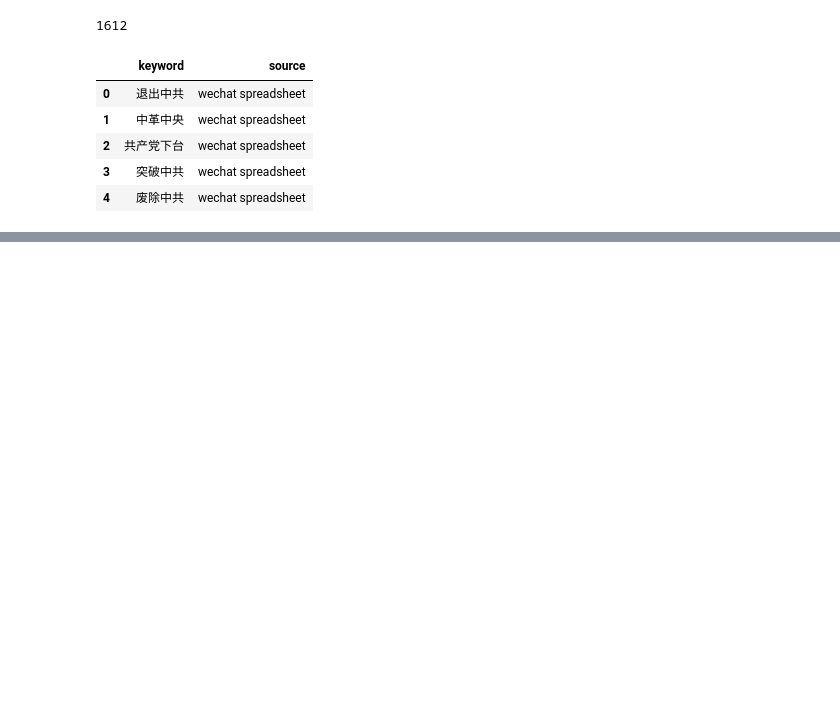
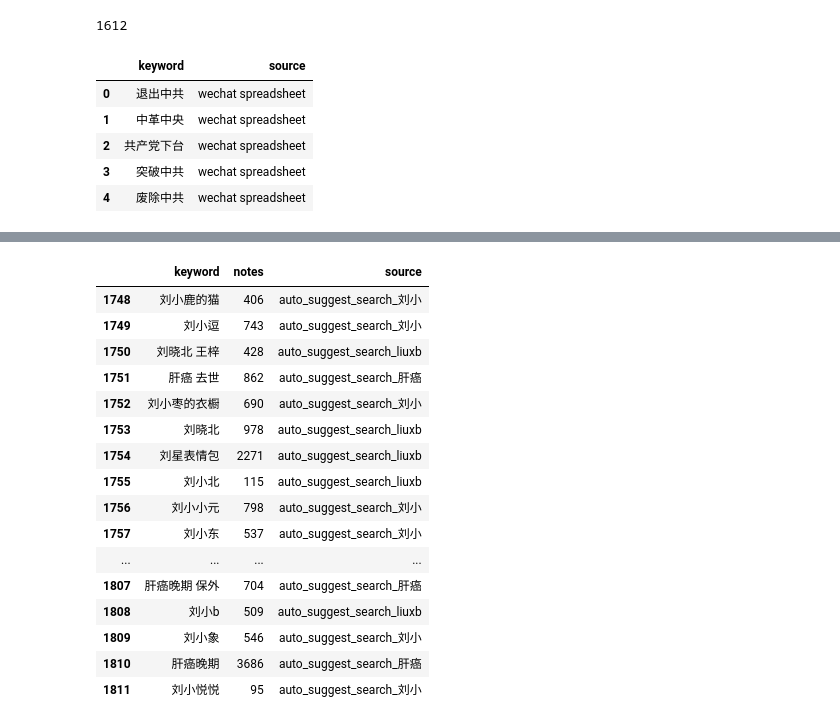
Before and after one commit to jasonqng/blocked-on-weibo, a Jupyter notebook: weibo-search-notebook.ipynb, the cells around one changed output, grey strips where cells are left out. Saved outputs shown, nothing was run; the diff lists cells and outputs as text; code cells hidden in the pictures; blank space fills up the shorter version.

```diff
--- a/weibo-search-notebook.ipynb
+++ b/weibo-search-notebook.ipynb
@@ -289,0 +333,7 @@ run(test_keywords)
+# %%
+lxb_keywords = ['lxiaob','lxb','刘晓波','劉曉波','lx','liux','刘晓']
+suggested_keywords = {}
+for l in lxb_keywords:
+    r = requests.get("http://s.weibo.com/ajax/suggestion?where=gs_weibo&key=%s&count=100" % l,cookies=cookie)
+    for item in json.loads(r.text)['data']:
+        suggested_keywords[item['key']] = (item['count'],l)
@@ -289,0 +348,33 @@ run(test_keywords)
+# %%
+lxb_keywords = ['liuxiaobo','刘小','肝癌','liuxb']
+suggested_keywords_2 = {}
+for l in lxb_keywords:
+    r = requests.get("http://s.weibo.com/ajax/suggestion?where=gs_weibo&key=%s&count=100" % l,cookies=cookie)
+    for item in json.loads(r.text)['data']:
+        suggested_keywords_2[item['key']] = (item['count'],l)
+# %%
+suggested_keywords2_df = pd.DataFrame(suggested_keywords_2.items(),columns=['keyword','info'])
+suggested_keywords2_df['notes'] = suggested_keywords2_df.apply(lambda row:row['info'][0],axis=1)
+suggested_keywords2_df['source'] = suggested_keywords2_df.apply(lambda row:'auto_suggest_search_' + row['info'][1],axis=1)
+suggested_keywords2_df.drop('info',axis=1,inplace=True)
+suggested_keywords2_df.index = np.arange(len(sqlite_to_df(sqlite_file)), len(suggested_keywords2_df) + len(sqlite_to_df(sqlite_file)))
+# %%
+suggested_keywords2_df
+# %% [output]
+|  | keyword | notes | source |
+| 1748 | 刘小鹿的猫 | 406 | auto_suggest_search_刘小 |
+| 1749 | 刘小逗 | 743 | auto_suggest_search_刘小 |
+| 1750 | 刘晓北 王梓 | 428 | auto_suggest_search_liuxb |
+| 1751 | 肝癌 去世 | 862 | auto_suggest_search_肝癌 |
+| 1752 | 刘小枣的衣橱 | 690 | auto_suggest_search_刘小 |
+| 1753 | 刘晓北 | 978 | auto_suggest_search_liuxb |
+| 1754 | 刘星表情包 | 2271 | auto_suggest_search_liuxb |
+| 1755 | 刘小北 | 115 | auto_suggest_search_liuxb |
+| 1756 | 刘小小元 | 798 | auto_suggest_search_刘小 |
+| 1757 | 刘小东 | 537 | auto_suggest_search_刘小 |
+| ... | ... | ... | ... |
+| 1807 | 肝癌晚期 保外 | 704 | auto_suggest_search_肝癌 |
+| 1808 | 刘小b | 509 | auto_suggest_search_liuxb |
+| 1809 | 刘小象 | 546 | auto_suggest_search_刘小 |
+| 1810 | 肝癌晚期 | 3686 | auto_suggest_search_肝癌 |
+| 1811 | 刘小悦悦 | 95 | auto_suggest_search_刘小 |
```
Also changed, not shown: parts of 24 cells of this notebook.
